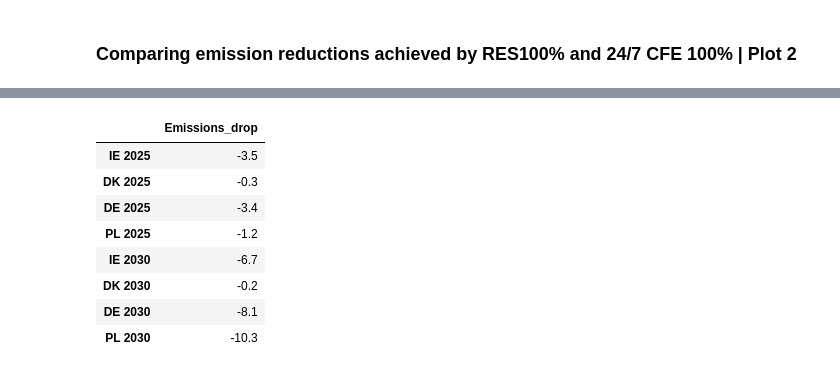
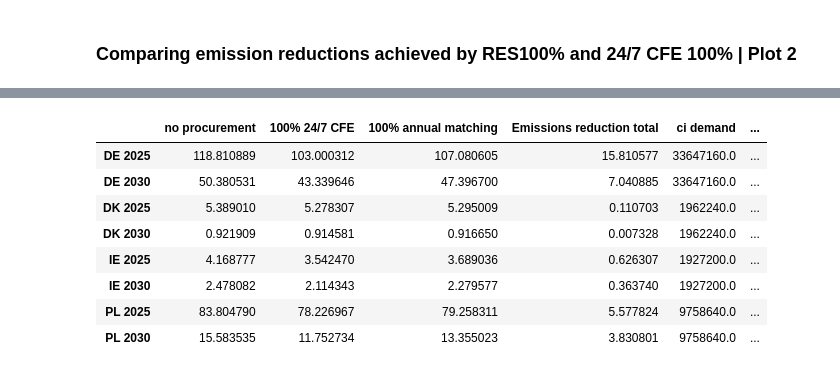
Before and after one commit to Irieo/247-procurement-paper, a Jupyter notebook: scripts/plot_ceffects.ipynb, the cells around one changed output, grey strips where cells are left out. Saved outputs shown, nothing was run; the diff lists cells and outputs as text; code cells hidden in the pictures.

```diff
--- a/scripts/plot_ceffects.ipynb
+++ b/scripts/plot_ceffects.ipynb
@@ -333,13 +352,17 @@ df.index = [f"{x[0]} {x[1]}" for x in df.index]
-# %%
-df.round(1)
-# %% [output]
-|  | Emissions_drop |
-| IE 2025 | -3.5 |
-| DK 2025 | -0.3 |
-| DE 2025 | -3.4 |
-| PL 2025 | -1.2 |
-| IE 2030 | -6.7 |
-| DK 2030 | -0.2 |
-| DE 2030 | -8.1 |
-| PL 2030 | -10.3 |
+# %%
+# Calculate percentage reductions
+data_copy['Annual Matching Reduction (%)'] = (1 - data_copy['100% annual matching'] / data_copy['no procurement']) * 100
+data_copy['Profile Effect Reduction (%)'] = (data_copy['Profile effect'] / data_copy['no procurement']) * 100
+data_copy['Volume Effect Reduction (%)'] = (data_copy['Volume effect'] / data_copy['no procurement']) * 100
+data_copy
+# %% [output]
+|  | no procurement | 100% 24/7 CFE | 100% annual matching | Emissions reduction total | ci demand | ... |
+| DE 2025 | 118.810889 | 103.000312 | 107.080605 | 15.810577 | 33647160.0 | ... |
+| DE 2030 | 50.380531 | 43.339646 | 47.396700 | 7.040885 | 33647160.0 | ... |
+| DK 2025 | 5.389010 | 5.278307 | 5.295009 | 0.110703 | 1962240.0 | ... |
+| DK 2030 | 0.921909 | 0.914581 | 0.916650 | 0.007328 | 1962240.0 | ... |
+| IE 2025 | 4.168777 | 3.542470 | 3.689036 | 0.626307 | 1927200.0 | ... |
+| IE 2030 | 2.478082 | 2.114343 | 2.279577 | 0.363740 | 1927200.0 | ... |
+| PL 2025 | 83.804790 | 78.226967 | 79.258311 | 5.577824 | 9758640.0 | ... |
+| PL 2030 | 15.583535 | 11.752734 | 13.355023 | 3.830801 | 9758640.0 | ... |
 # %%
```
Also changed, not shown: parts of 10 cells of this notebook.
